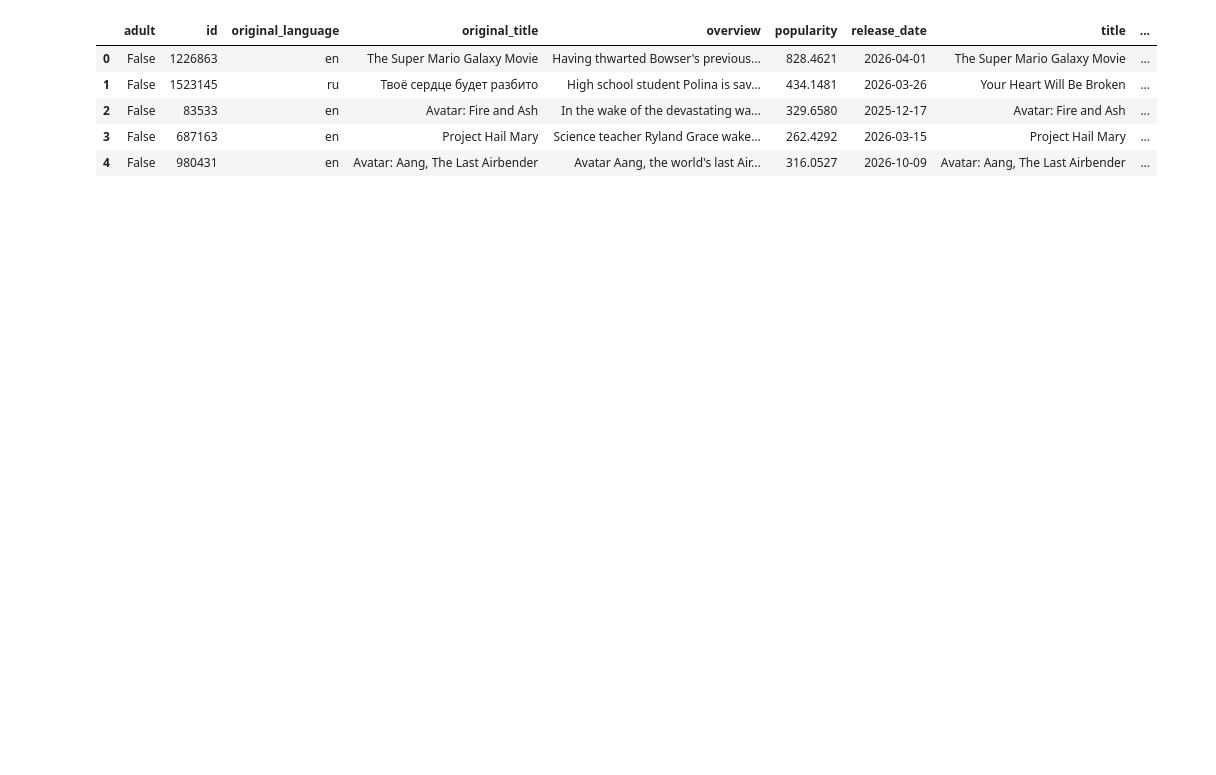
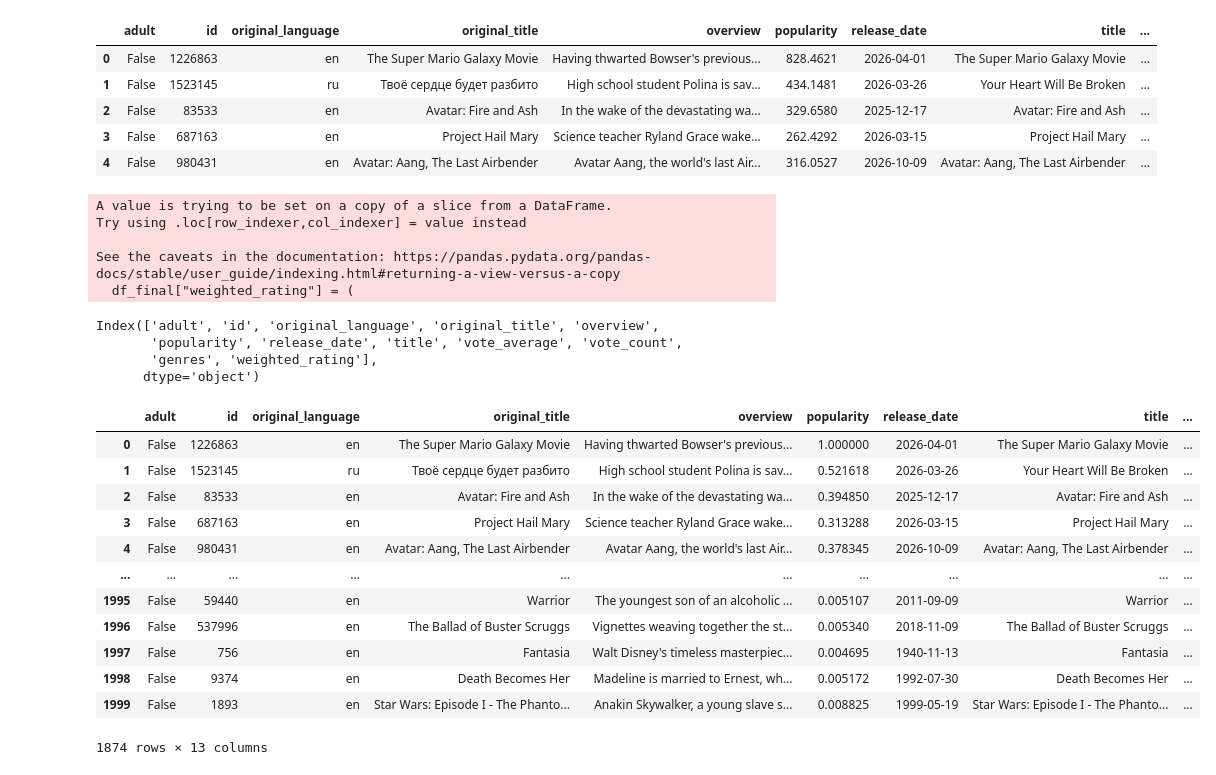
Before and after one commit to marcosrequenagut/ai-movie-recommendation-system, a Jupyter notebook: data_procesing/ingest_movies.ipynb, the cells around one changed output. Drawn from its saved outputs; the diff is of its cells as text; code cells hidden in the pictures; blank space fills up the shorter version.

```diff
--- a/data_procesing/ingest_movies.ipynb
+++ b/data_procesing/ingest_movies.ipynb
@@ -329,3 +326,57 @@ df_check
 | 2 | False | 83533 | en | Avatar: Fire and Ash | In the wake of the devastating wa... | 329.6580 | 2025-12-17 | Avatar: Fire and Ash | ... |
 | 3 | False | 687163 | en | Project Hail Mary | Science teacher Ryland Grace wake... | 262.4292 | 2026-03-15 | Project Hail Mary | ... |
 | 4 | False | 980431 | en | Avatar: Aang, The Last Airbender | Avatar Aang, the world's last Air... | 316.0527 | 2026-10-09 | Avatar: Aang, The Last Airbender | ... |
+# %%
+# We are going to create a column called "weighted_rating" that will be a weighted average of the vote_average and the popularity of the movie. This will help us to have a better recommendation system.
+# This formula computes a weighted rating that balances a movie’s own average rating with the global average rating, giving more influence to movies with a higher number of votes. It reduces the bias of movies with few votes by gradually trusting the global mean when the vote count is low and the movie’s own rating when the vote count is high.
+df_final["weighted_rating"] = (
+    df_final["vote_count"] / (df_final["vote_count"] + 1000) * df_final["vote_average"]
+    + 1000 / (df_final["vote_count"] + 1000) * df_final["vote_average"].mean()
+)
+# %% [output]
+A value is trying to be set on a copy of a slice from a DataFrame.
+Try using .loc[row_indexer,col_indexer] = value instead
+
+See the caveats in the documentation: https://pandas.pydata.org/pandas-docs/stable/user_guide/indexing.html#returning-a-view-versus-a-copy
+  df_final["weighted_rating"] = (
+# %%
+df_final.columns
+# %% [output]
+Index(['adult', 'id', 'original_language', 'original_title', 'overview',
+       'popularity', 'release_date', 'title', 'vote_average', 'vote_count',
+       'genres', 'weighted_rating'],
+      dtype='object')
+# %%
+# We are going to normalize the numeric columns.
+# Normalize the numeric columns
+# Delete the vote_count column as it is not useful for the recommendation system and it is highly correlated with the weighted_rating column.
+df_final2 = df_final.copy()
+scaler = MinMaxScaler()
+df_final2[["popularity", "vote_average", "weighted_rating"]] = scaler.fit_transform(df_final2[["popularity", "vote_average", "weighted_rating"]])
+# %%
+df_final2 = df_final2.drop(columns=["vote_count"])
+# %%
+# We are going to create a new column called "content" with the information of the title, overview and genres of the movie.
+# We have to apply a lambda function to the genres column to convert the list of genres into a string.
+df_final2["genres_text"] = df_final2["genres"].apply(lambda x: " ".join(x))
+df_final2["content"] = (
+    "title: " + df_final2["title"].fillna("") + ". " +
+    "overview: " + df_final2["overview"].fillna("") + ". " +
+    "genres: " + df_final2["genres_text"].fillna("")
+)
+
+df_final2
+# %% [output]
+|  | adult | id | original_language | original_title | overview | popularity | release_date | title | ... |
+| 0 | False | 1226863 | en | The Super Mario Galaxy Movie | Having thwarted Bowser's previous... | 1.000000 | 2026-04-01 | The Super Mario Galaxy Movie | ... |
+| 1 | False | 1523145 | ru | Твоё сердце будет разбито | High school student Polina is sav... | 0.521618 | 2026-03-26 | Your Heart Will Be Broken | ... |
+| 2 | False | 83533 | en | Avatar: Fire and Ash | In the wake of the devastating wa... | 0.394850 | 2025-12-17 | Avatar: Fire and Ash | ... |
+| 3 | False | 687163 | en | Project Hail Mary | Science teacher Ryland Grace wake... | 0.313288 | 2026-03-15 | Project Hail Mary | ... |
+| 4 | False | 980431 | en | Avatar: Aang, The Last Airbender | Avatar Aang, the world's last Air... | 0.378345 | 2026-10-09 | Avatar: Aang, The Last Airbender | ... |
+| ... | ... | ... | ... | ... | ... | ... | ... | ... | ... |
+| 1995 | False | 59440 | en | Warrior | The youngest son of an alcoholic ... | 0.005107 | 2011-09-09 | Warrior | ... |
+| 1996 | False | 537996 | en | The Ballad of Buster Scruggs | Vignettes weaving together the st... | 0.005340 | 2018-11-09 | The Ballad of Buster Scruggs | ... |
+| 1997 | False | 756 | en | Fantasia | Walt Disney's timeless masterpiec... | 0.004695 | 1940-11-13 | Fantasia | ... |
+| 1998 | False | 9374 | en | Death Becomes Her | Madeline is married to Ernest, wh... | 0.005172 | 1992-07-30 | Death Becomes Her | ... |
+| 1999 | False | 1893 | en | Star Wars: Episode I - The Phanto... | Anakin Skywalker, a young slave s... | 0.008825 | 1999-05-19 | Star Wars: Episode I - The Phanto... | ... |
+1874 rows × 13 columns
```
Also changed, not shown: parts of 13 cells of this notebook.
